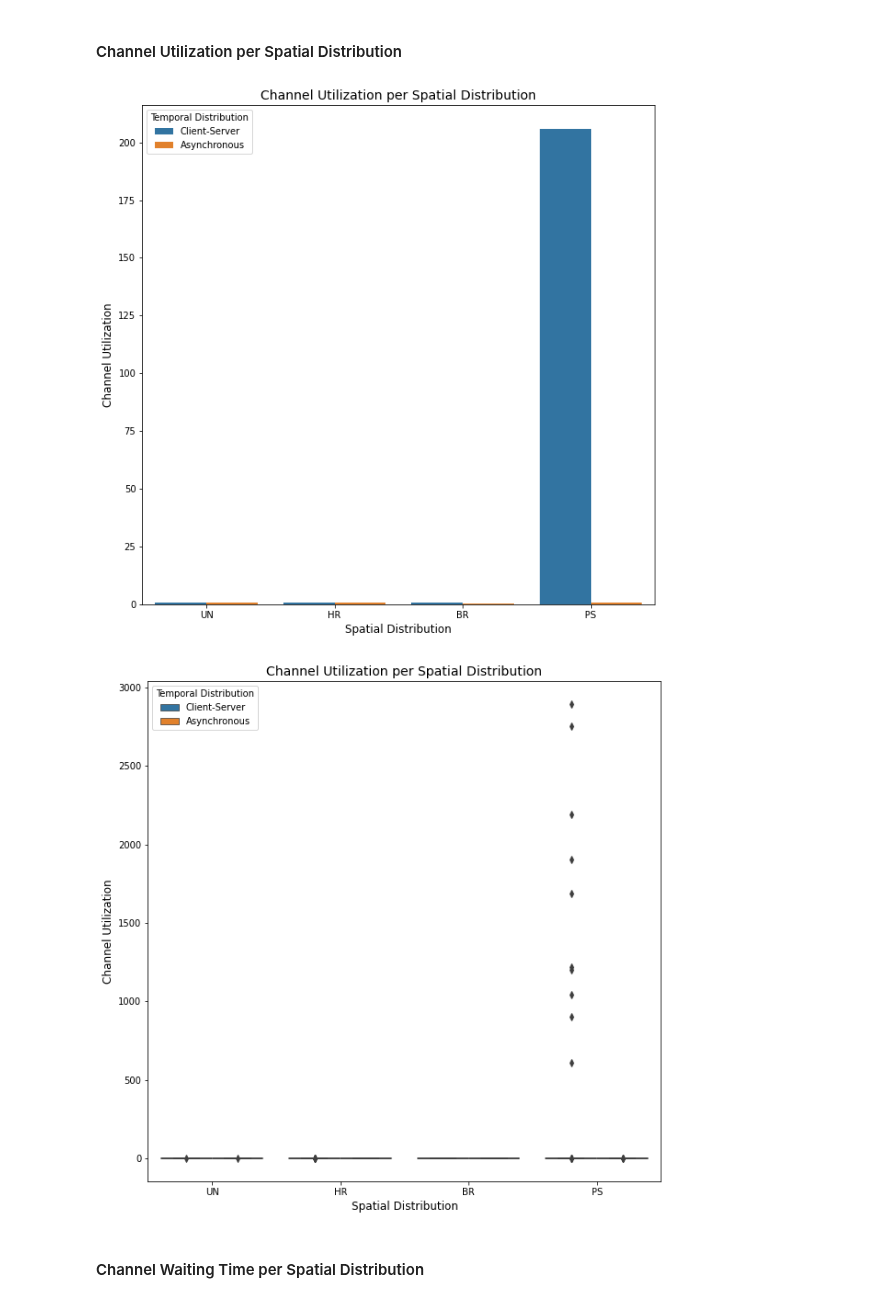
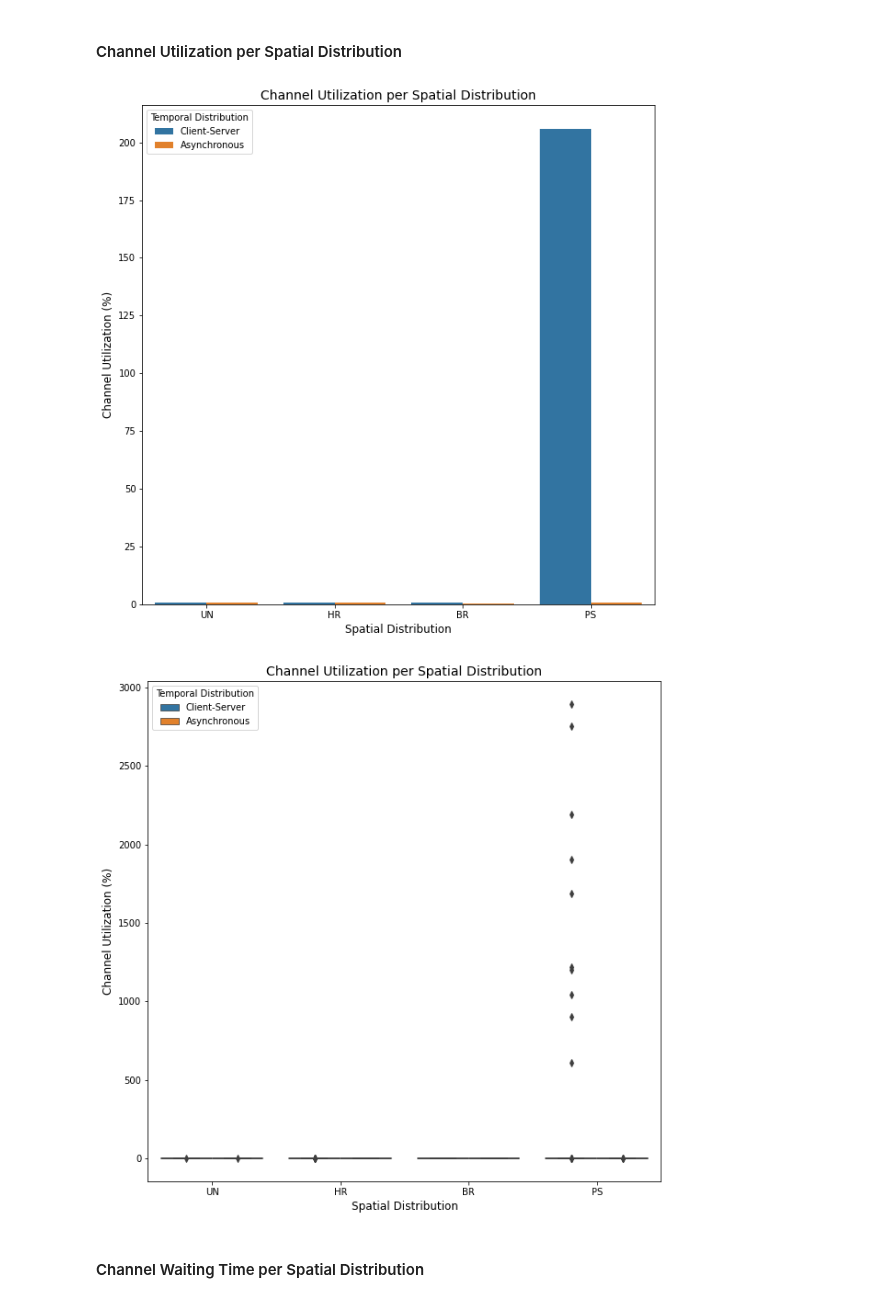
Before and after one commit to MarkLee7925/Optical-Interconnection-Network, a Jupyter notebook: DNN/Optical_DNN_original.ipynb, the cells around one changed output. Saved outputs shown, nothing was run; the diff lists cells and outputs as text; code cells hidden in the pictures.

```diff
--- a/DNN/Optical_DNN_original.ipynb
+++ b/DNN/Optical_DNN_original.ipynb
@@ -110,23 +110,23 @@ plt.show()
 # %%
 plt.figure(figsize=(10,10))
 sns.barplot(x=df['Spatial Distribution'], y=df['Channel Utilization'],
             hue=df['Temporal Distribution'], ci=None)
 plt.xlabel('Spatial Distribution', fontsize=12)
-plt.ylabel('Channel Utilization', fontsize=12)
+plt.ylabel('Channel Utilization (%)', fontsize=12)
 plt.title('Channel Utilization per Spatial Distribution', fontsize=14)
 plt.show()
 # %% [output]
-[figure, old version]
+[figure, new version]
 # %%
 plt.figure(figsize=(10,10))
 sns.boxplot(x=df['Spatial Distribution'], y=df['Channel Utilization'],
             hue=df['Temporal Distribution'])
 plt.xlabel('Spatial Distribution', fontsize=12)
-plt.ylabel('Channel Utilization', fontsize=12)
+plt.ylabel('Channel Utilization (%)', fontsize=12)
 plt.title('Channel Utilization per Spatial Distribution', fontsize=14)
 plt.show()
 # %% [output]
-[figure, old version]
+[figure, new version]
 # %% [markdown]
 #### Channel Waiting Time per Spatial Distribution
 # %%
```
Also changed, not shown: parts of 6 cells of this notebook.
